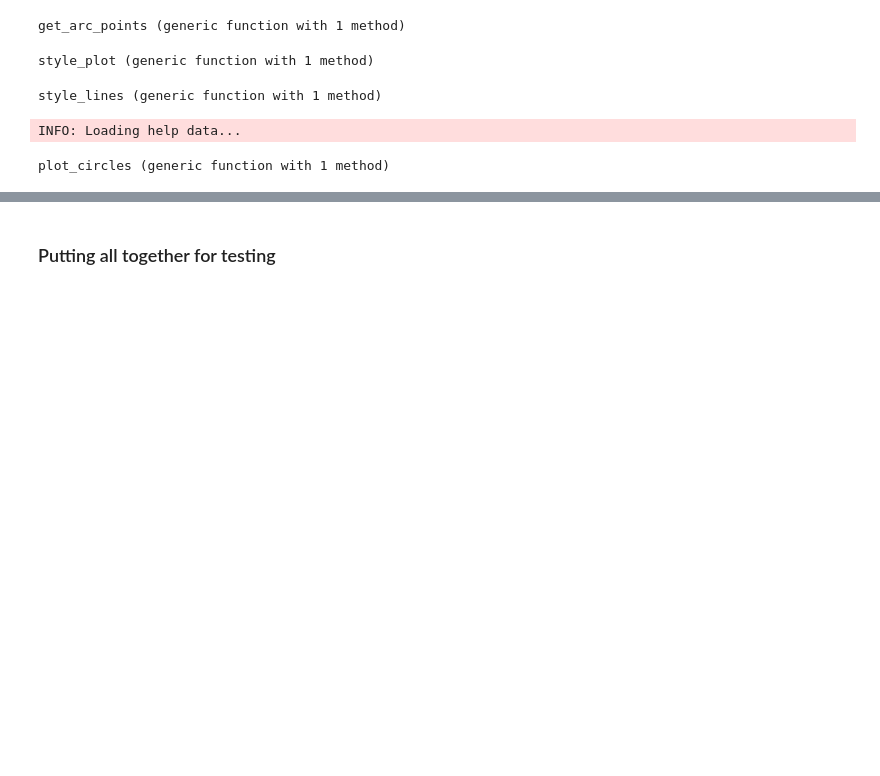
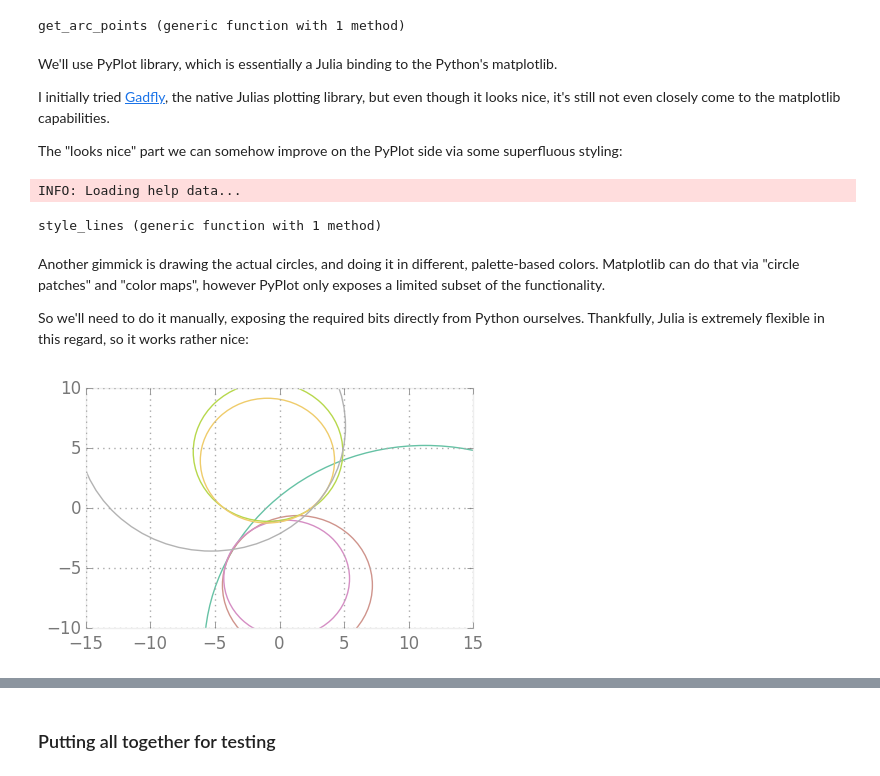
Before and after one commit to rshest/GCode, a Jupyter notebook: GCode.ipynb, the cells around one changed output, grey strips where cells are left out. Saved outputs shown, nothing was run; the diff lists cells and outputs as text; code cells hidden in the pictures; blank space fills up the shorter version.

```diff
--- a/GCode.ipynb
+++ b/GCode.ipynb
@@ -204,5 +221,11 @@ The code:
 function f_arc(x, c, R, convex = true)
     cx, cy = c
     plusminus = convex ? 1 : -1
-    cy + plusminus*sqrt(R^2 - (x - cx)^2)
+    cy + plusminus*sqrt(max(0, R^2 - (x - cx)^2))
 end
+
+@test_close 3 f_arc(1, [1; 1], 2, true)
+@test_close -1 f_arc(1, [1; 1], 2, false)
+
+@test_close 1 f_arc(3, [1; 1], 2, true)
+@test_close 1 f_arc(3, [1; 1], 2, false)
@@ -481,8 +577,14 @@ function get_arc_points(f, arcs)
 end
 # %% [output]
 get_arc_points (generic function with 1 method)
+# %% [markdown]
+We'll use PyPlot library, which is essentially a Julia binding to the Python's matplotlib.
+
+I initially tried [Gadfly](https://github.com/dcjones/Gadfly.jl), the native Julias plotting library, but even though it looks nice, it's still not even closely come to the matplotlib capabilities.
+
+The "looks nice" part we can somehow improve on the PyPlot side via some superfluous styling:
 # %%
-# some superfluous matplotlib styling
+using PyPlot
 function style_plot()
     PyPlot.figure(figsize=(5, 3))
     PyPlot.rc("axes", edgecolor="#eeeeee");
@@ -490,45 +592,51 @@ function style_plot()
     PyPlot.rc("ytick", color="#777777")
     PyPlot.grid(color="#aaaaaa",linewidth=1)
 end
+
+function style_lines(lines)
+    PyPlot.setp(lines[1], color="#99bdee", linewidth=7)
+    PyPlot.setp(lines[2], color="#aa6666", linewidth=2)
+    PyPlot.setp(lines[3], color="#99bdee", marker="o", ls="", ms=4)
+    PyPlot.setp(lines[4], color="#ddddff", marker="o", ls="", ms=3)
+end
 # %% [output]
-style_plot (generic function with 1 method)
+INFO: Loading help data...
+style_lines (generic function with 1 method)
-# %%
-function style_lines(lines)
-    PyPlot.setp(lines[1], color="#99bdee", linewidth=7)
-    PyPlot.setp(lines[2], color="#aa6666", linewidth=2)
-    PyPlot.setp(lines[3], color="#99bdee", marker="o", ls="", ms=4)
-    PyPlot.setp(lines[4], color="#ddddff", marker="o", ls="", ms=3)
-end
-# %% [output]
-style_lines (generic function with 1 method)
+# %% [markdown]
+Another gimmick is drawing the actual circles, and doing it in different, palette-based colors. Matplotlib can do that via "circle patches" and "color maps", however PyPlot only exposes a limited subset of the functionality.
+
+So we'll need to do it manually, exposing the required bits directly from Python ourselves. Thankfully, Julia is extremely flexible in this regard, so it works rather nice:
 # %%
-using PyPlot
 using PyCall
 @pyimport matplotlib.patches as mpatches
 @pyimport matplotlib.cm as cm
 
 # draw the colormapped circles according to the arc list
 function plot_circles(arcs)
     const narcs = length(arcs)
 
     # need to jump through the hoops somewhat,
     # since PyPlot does not expose these things (yet)
 
     # import the colormap from Matplotlib
     cmap = PyPlot.get_cmap("Set2")
     w = linspace(1, narcs, narcs)
     rgba = pycall(pycall(cm.ScalarMappable, PyObject, cmap=cmap)["to_rgba"],
         PyAny, w, bytes=true)
 
     # add the circles as "circle patches"
     for i = 1:narcs
         arc = arcs[i]
         fmt(n) = @sprintf("%02x", rgba[i, n])
         clr = "#$(fmt(1))$(fmt(2))$(fmt(3))" # convert to "#rrggbb" string format
         pc = mpatches.Circle((arc.c[1], arc.c[2]), arc.R, edgecolor=clr, fill = false)
         pycall(PyPlot.gca()["add_artist"], PyAny, pc)
     end
 end
+
+style_plot()
+PyPlot.xlim(-15, 15)
+PyPlot.ylim(-10, 10)
+plot_circles(fit_arcs(x -> x^3/27 + x/5 - 1, [-5 4], 0.1))
 # %% [output]
-INFO: Loading help data...
-plot_circles (generic function with 1 method)
+[figure, added]
```
Also changed, not shown: parts of 81 cells of this notebook, 1 other file.
